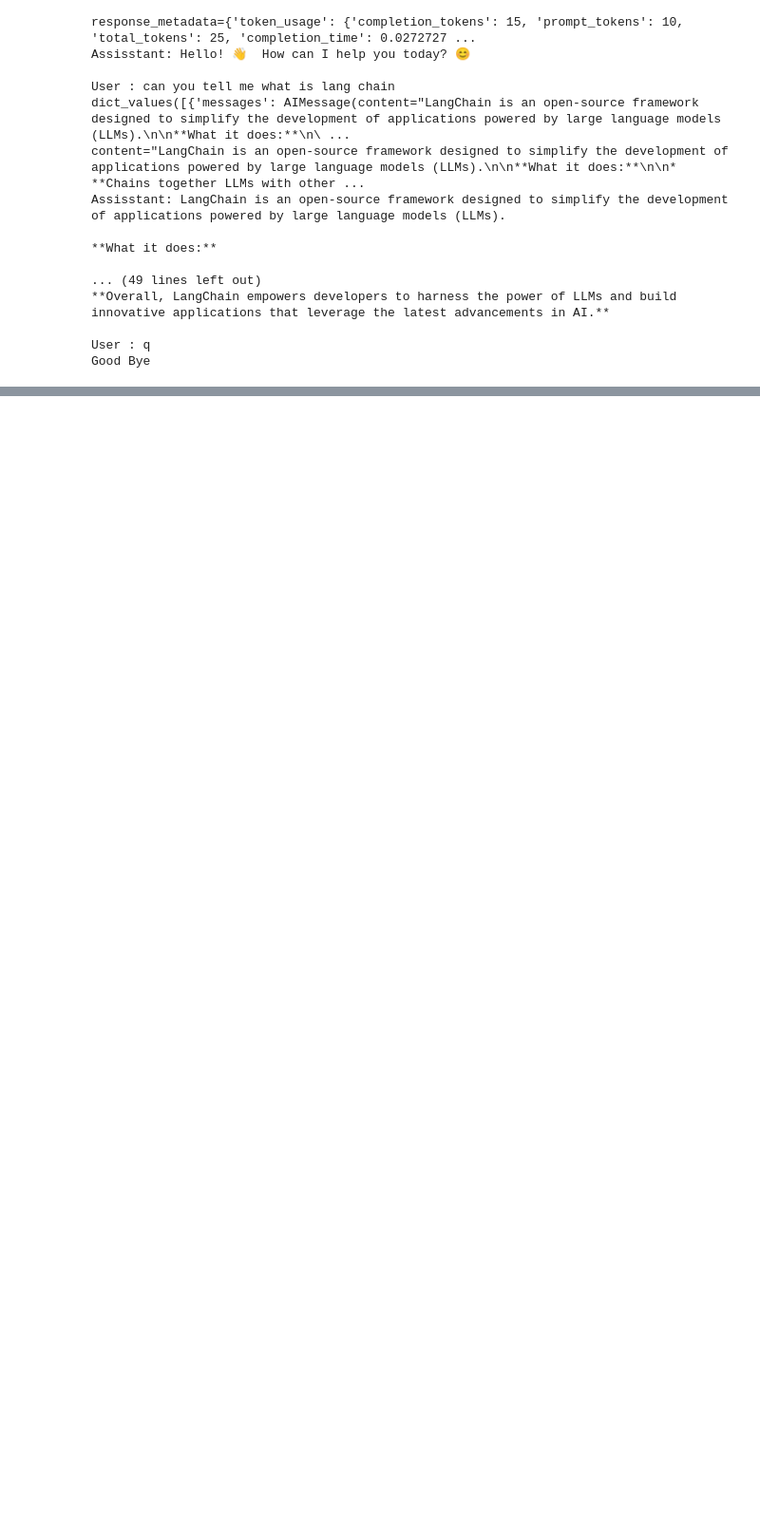
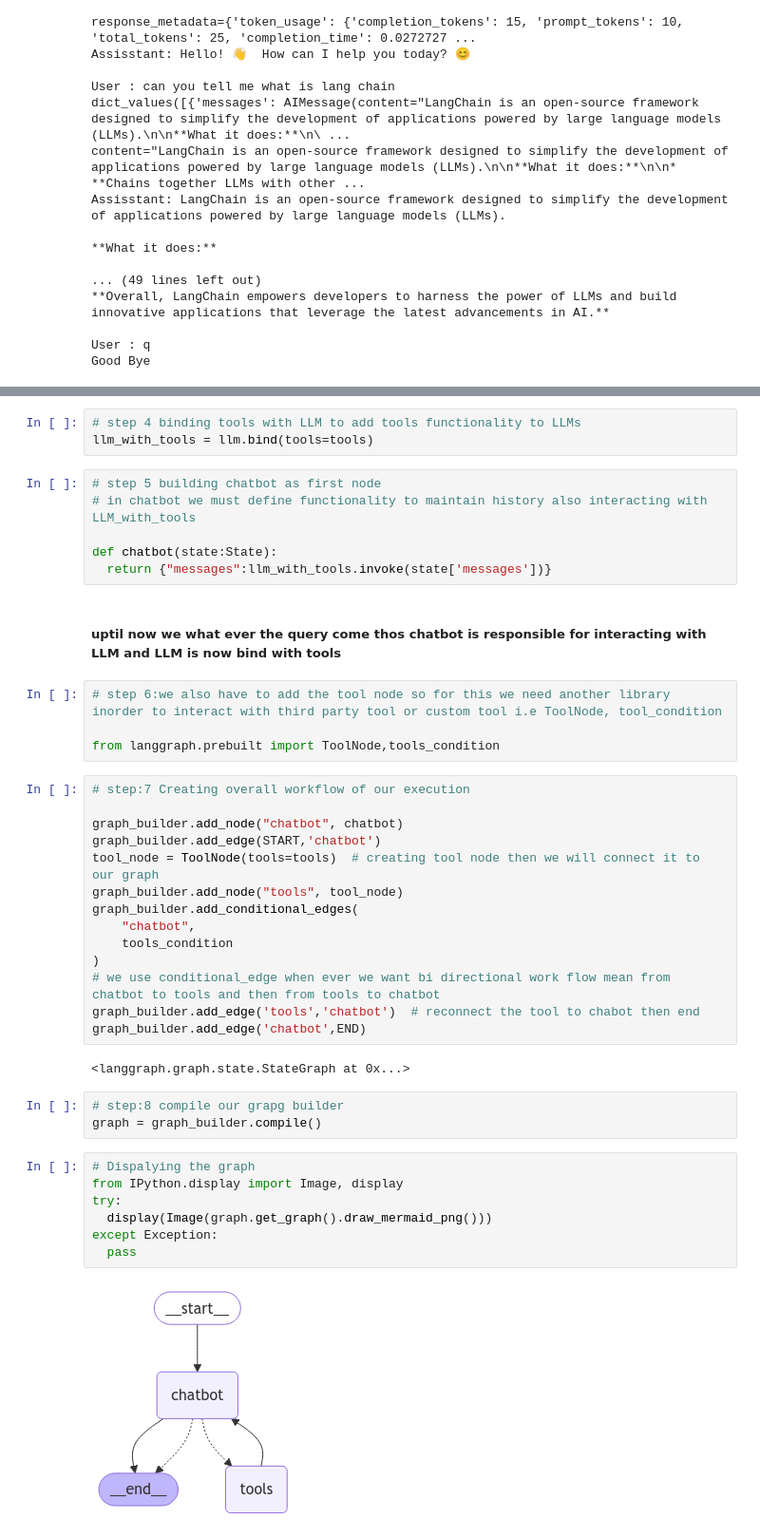
Before and after one commit to QuratulAin20/Langchain, a Jupyter notebook: lang_graph_chatbot.ipynb, the cells around one changed output, grey strips where cells are left out. Shown at 95% size. Drawn from its saved outputs; the diff is of its cells as text; blank space fills up the shorter version.

```diff
--- a/lang_graph_chatbot.ipynb
+++ b/lang_graph_chatbot.ipynb
@@ -242,0 +307,43 @@ Good Bye
+# %%
+# step 4 binding tools with LLM to add tools functionality to LLMs
+llm_with_tools = llm.bind(tools=tools)
+# %%
+# step 5 building chatbot as first node
+# in chatbot we must define functionality to maintain history also interacting with LLM_with_tools
+
+def chatbot(state:State):
+  return {"messages":llm_with_tools.invoke(state['messages'])}
+# %% [markdown]
+##### uptil now we what ever the query come thos chatbot is responsible for interacting with LLM and LLM is now bind with tools
+# %%
+# step 6:we also have to add the tool node so for this we need another library inorder to interact with third party tool or custom tool i.e ToolNode, tool_condition
+
+from langgraph.prebuilt import ToolNode,tools_condition
+# %%
+# step:7 Creating overall workflow of our execution
+
+graph_builder.add_node("chatbot", chatbot)
+graph_builder.add_edge(START,'chatbot')
+tool_node = ToolNode(tools=tools)  # creating tool node then we will connect it to our graph
+graph_builder.add_node("tools", tool_node)
+graph_builder.add_conditional_edges(
+    "chatbot",
+    tools_condition
+)
+# we use conditional_edge when ever we want bi directional work flow mean from chatbot to tools and then from tools to chatbot
+graph_builder.add_edge('tools','chatbot')  # reconnect the tool to chabot then end
+graph_builder.add_edge('chatbot',END)
+# %% [output]
+<langgraph.graph.state.StateGraph at 0x...>
+# %%
+# step:8 compile our grapg builder
+graph = graph_builder.compile()
+# %%
+# Dispalying the graph
+from IPython.display import Image, display
+try:
+  display(Image(graph.get_graph().draw_mermaid_png()))
+except Exception:
+  pass
+# %% [output]
+[figure, added]
```
Also changed, not shown: parts of 12 cells of this notebook.
